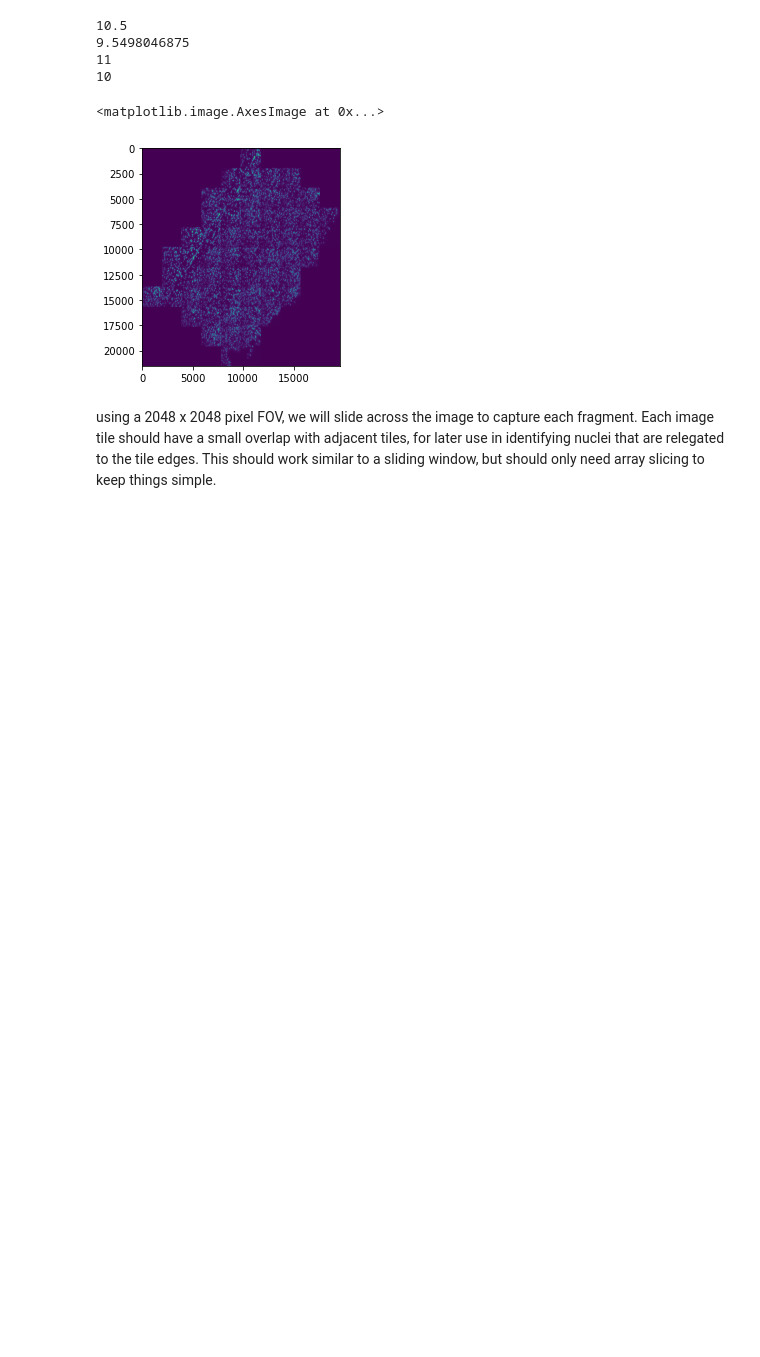
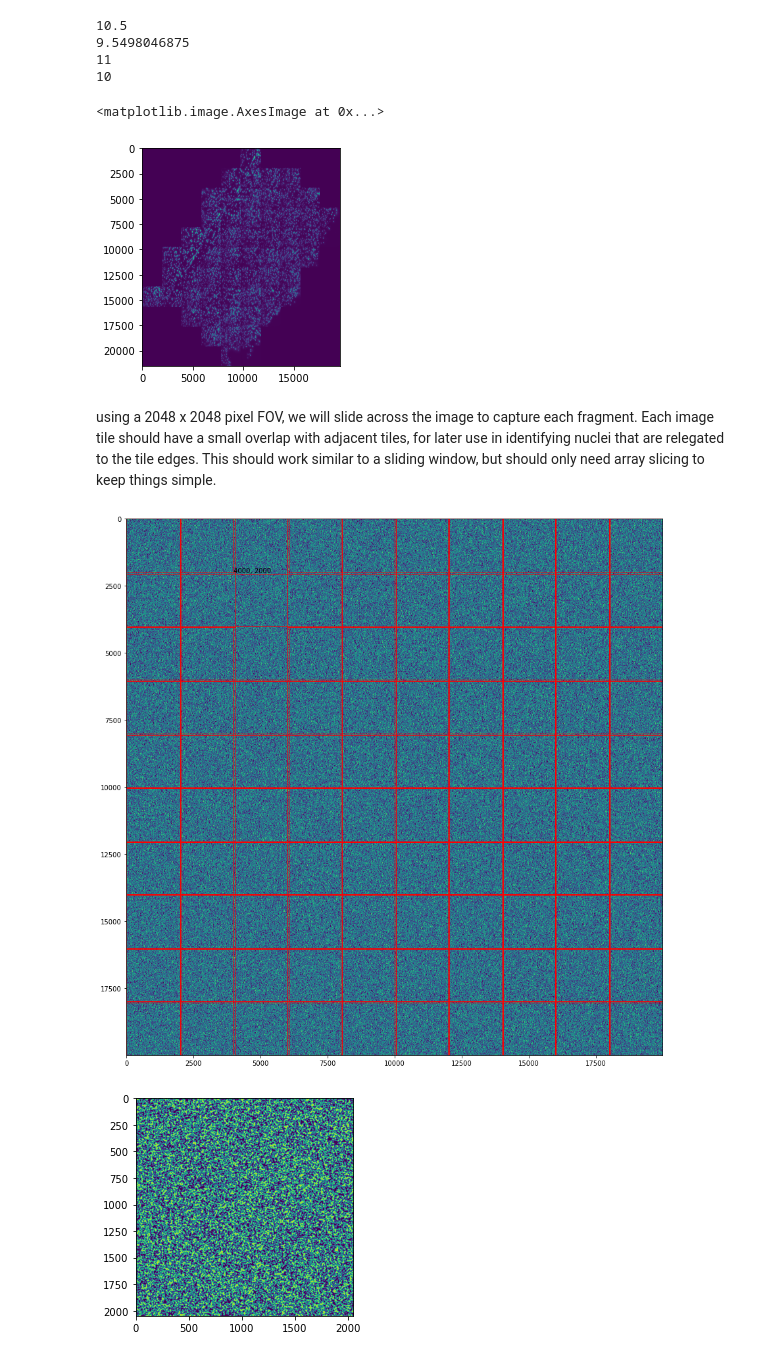
Before and after one commit to j92cp/AI_work, a Jupyter notebook: image_slicer.ipynb, the cells around one changed output. Drawn from its saved outputs; the diff is of its cells as text; code cells hidden in the pictures; blank space fills up the shorter version.

Commit message:
working on grid overlay and subimage storage to disk

```diff
--- a/image_slicer.ipynb
+++ b/image_slicer.ipynb
@@ -35,0 +45,52 @@ using a 2048 x 2048 pixel FOV, we will slide across the image to capture each fr
+# %%
+test_img = np.random.rand(20000,20000)
+test_img = gaussian(test_img,3)
+test_img[test_img<.7*np.max(test_img)]=0
+# %%
+#slice intervals
+tile_step = 2000
+
+#size of the 2D slice
+#also determines the overlap between FOVs for use in stitching of edge objects
+tile_size = 2048
+# %%
+#image input
+sample = test_img
+# %%
+#range in the x-direction determined by width of image; row length
+tile_range_r = np.arange(0, sample.shape[0],tile_step)
+
+#range in the y-direction determined by height; column height
+tile_range_c = np.arange(0, sample.shape[1],tile_step)
+
+xs, ys = np.meshgrid(tile_range_r, tile_range_c)
+
+selected = 12
+
+plt.figure(figsize= [15,15])
+plt.imshow(sample)
+ax = plt.gca()
+
+for ii, thing in enumerate(xs.ravel()):
+
+    #print(str(xs.ravel()[ii]) + " "+str(ys.ravel()[ii]))
+    r_min = ys.ravel()[ii]
+    r_max = np.min([ys.ravel()[ii]+ tile_size, sample.shape[1]-1])
+    c_min = xs.ravel()[ii]
+    c_max = np.min([xs.ravel()[ii]+ tile_size, sample.shape[0]-1])
+    sub_image = sample[r_min:r_max,c_min:c_max]
+
+    # confirm that this is doing the right thing....
+    if ii == selected:
+        rect = Rectangle((c_min,r_min),c_max-c_min, r_max-r_min, linewidth=1, edgecolor='b', facecolor='none')
+        ax.text(c_min,r_min, str(c_min)+", "+str(r_min))
+        # add a figure below that will show the subimage.
+        plt.figure()
+        plt.imshow(sub_image)
+    else:
+        rect = Rectangle((c_min,r_min), c_max-c_min, r_max-r_min, linewidth=1, edgecolor='r', facecolor='none')
+        ax.add_patch(rect)
+#    time.sleep(2)
+# %% [output]
+[figure, added]
+[figure, added]
```
Also changed, not shown: parts of 9 cells of this notebook.
